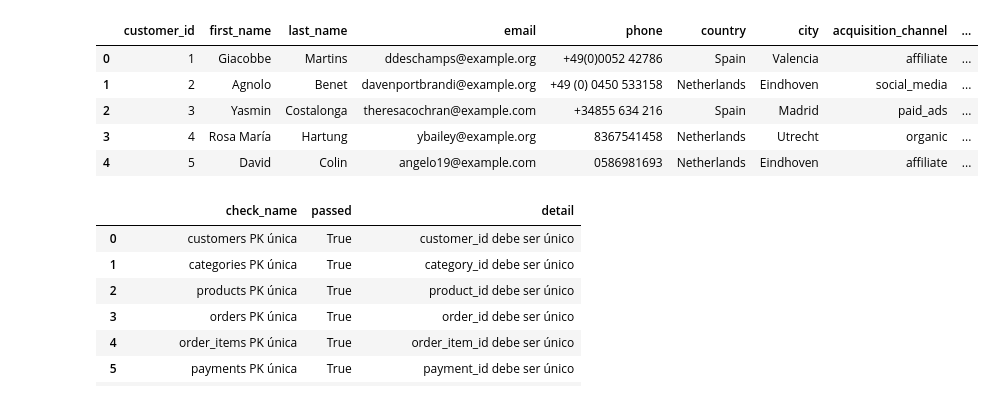
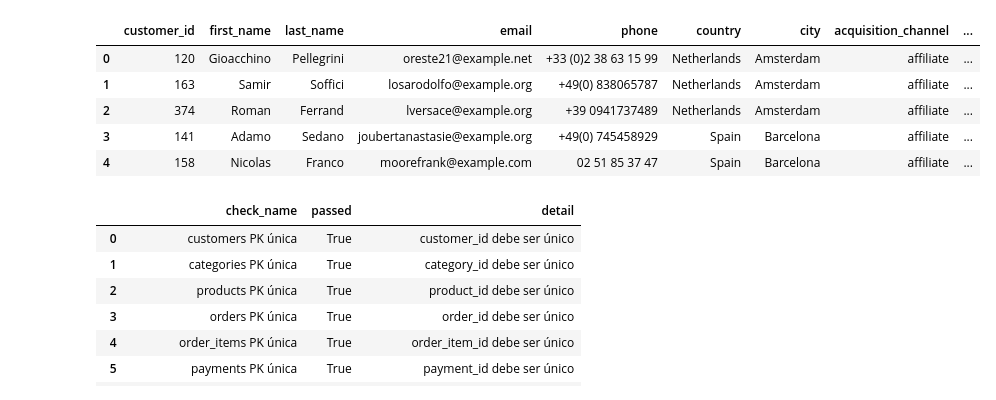
Before and after one commit to A-Manz/Team-Challenge-2---TB, a Jupyter notebook: parte_02/notebooks/03_queries_verification.ipynb, the cells around one changed output. Drawn from its saved outputs; the diff is of its cells as text; code cells hidden in the pictures.

Commit message:
feat: Actualizada conexión para los queries de verificación con BigQuery

```diff
--- a/parte_02/notebooks/03_queries_verification.ipynb
+++ b/parte_02/notebooks/03_queries_verification.ipynb
@@ -1,22 +1,43 @@
 # %%
+from google.cloud import bigquery
+from google.oauth2 import service_account
+import os
 import pandas as pd
+from dotenv import load_dotenv, find_dotenv
 
-customers = pd.read_csv("output/customers.csv")
-categories = pd.read_csv("output/categories.csv")
-products = pd.read_csv("output/products.csv")
-orders = pd.read_csv("output/orders.csv")
-order_items = pd.read_csv("output/order_items.csv")
-payments = pd.read_csv("output/payments.csv")
-reviews = pd.read_csv("output/reviews.csv")
+load_dotenv(find_dotenv())
+
+PROJECT_ID = os.getenv("GCP_PROJECT_ID")
+DATASET_ID = os.getenv("BQ_DATASET_ID")
+CREDENTIALS_PATH = os.getenv("GOOGLE_APPLICATION_CREDENTIALS")
+
+credentials = service_account.Credentials.from_service_account_file(
+    CREDENTIALS_PATH
+)
+client = bigquery.Client(
+    project=PROJECT_ID,
+    credentials=credentials
+)
+
+def read_table(table_name):
+    return client.query(f"SELECT * FROM `{PROJECT_ID}.{DATASET_ID}.{table_name}`").to_dataframe()
+
+customers = read_table("customers")
+categories = read_table("categories")
+products = read_table("products")
+orders = read_table("orders")
+order_items = read_table("order_items")
+payments = read_table("payments")
+reviews = read_table("reviews")
 
 customers.head()
 # %% [output]
 |  | customer_id | first_name | last_name | email | phone | country | city | acquisition_channel | ... |
-| 0 | 1 | Giacobbe | Martins | ddeschamps@example.org | +49(0)0052 42786 | Spain | Valencia | affiliate | ... |
-| 1 | 2 | Agnolo | Benet | davenportbrandi@example.org | +49 (0) 0450 533158 | Netherlands | Eindhoven | social_media | ... |
-| 2 | 3 | Yasmin | Costalonga | theresacochran@example.com | +34855 634 216 | Spain | Madrid | paid_ads | ... |
-| 3 | 4 | Rosa María | Hartung | ybailey@example.org | 8367541458 | Netherlands | Utrecht | organic | ... |
-| 4 | 5 | David | Colin | angelo19@example.com | 0586981693 | Netherlands | Eindhoven | affiliate | ... |
+| 0 | 120 | Gioacchino | Pellegrini | oreste21@example.net | +33 (0)2 38 63 15 99 | Netherlands | Amsterdam | affiliate | ... |
+| 1 | 163 | Samir | Soffici | losarodolfo@example.org | +49(0) 838065787 | Netherlands | Amsterdam | affiliate | ... |
+| 2 | 374 | Roman | Ferrand | lversace@example.org | +39 0941737489 | Netherlands | Amsterdam | affiliate | ... |
+| 3 | 141 | Adamo | Sedano | joubertanastasie@example.org | +49(0) 745458929 | Spain | Barcelona | affiliate | ... |
+| 4 | 158 | Nicolas | Franco | moorefrank@example.com | 02 51 85 37 47 | Spain | Barcelona | affiliate | ... |
 # %%
 orders["order_date"] = pd.to_datetime(orders["order_date"], errors="coerce")
 orders["shipped_at"] = pd.to_datetime(orders["shipped_at"], errors="coerce")
```
Also changed, not shown: parts of 2 cells of this notebook.
